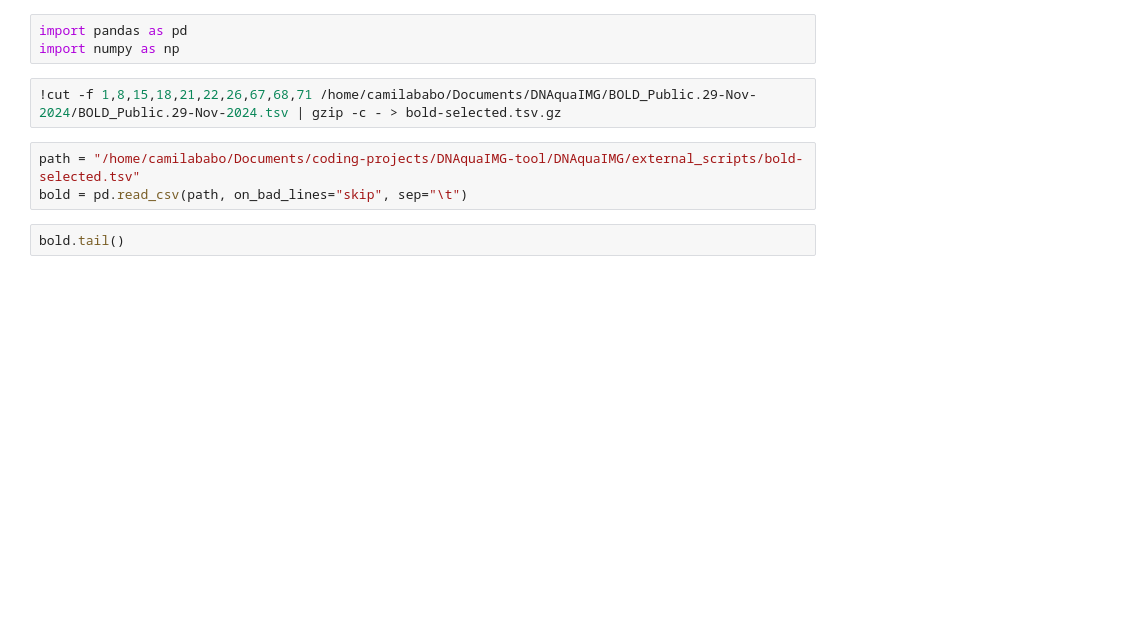
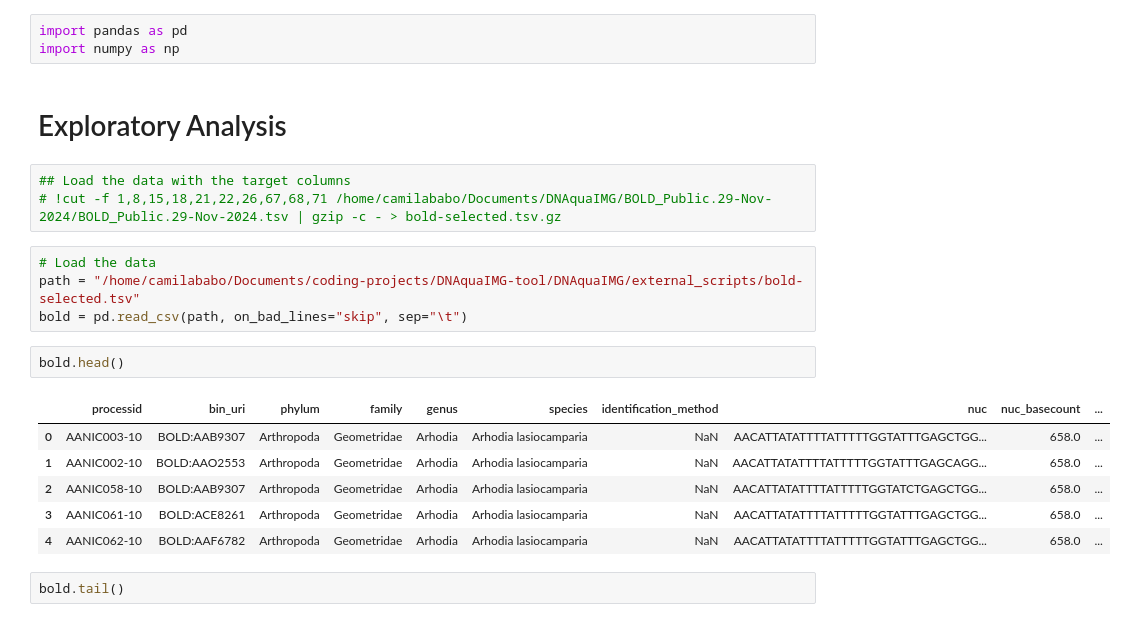
Before and after one commit to CIBIO-BU/mozaiko, a Jupyter notebook: external_scripts/bold-data-package.ipynb, the cells around one changed output. Drawn from its saved outputs; the diff is of its cells as text; blank space fills up the shorter version.

```diff
--- a/external_scripts/bold-data-package.ipynb
+++ b/external_scripts/bold-data-package.ipynb
@@ -1,11 +1,24 @@
 # %%
 import pandas as pd
 import numpy as np
+# %% [markdown]
+# Exploratory Analysis
 # %%
-!cut -f 1,8,15,18,21,22,26,67,68,71 /home/camilababo/Documents/DNAquaIMG/BOLD_Public.29-Nov-2024/BOLD_Public.29-Nov-2024.tsv | gzip -c - > bold-selected.tsv.gz
+## Load the data with the target columns
+# !cut -f 1,8,15,18,21,22,26,67,68,71 /home/camilababo/Documents/DNAquaIMG/BOLD_Public.29-Nov-2024/BOLD_Public.29-Nov-2024.tsv | gzip -c - > bold-selected.tsv.gz
 # %%
+# Load the data
 path = "/home/camilababo/Documents/coding-projects/DNAquaIMG-tool/DNAquaIMG/external_scripts/bold-selected.tsv"
 bold = pd.read_csv(path, on_bad_lines="skip", sep="\t")
+# %%
+bold.head()
+# %% [output]
+|  | processid | bin_uri | phylum | family | genus | species | identification_method | nuc | nuc_basecount | ... |
+| 0 | AANIC003-10 | BOLD:AAB9307 | Arthropoda | Geometridae | Arhodia | Arhodia lasiocamparia | NaN | AACATTATATTTTATTTTTGGTATTTGAGCTGG... | 658.0 | ... |
+| 1 | AANIC002-10 | BOLD:AAO2553 | Arthropoda | Geometridae | Arhodia | Arhodia lasiocamparia | NaN | AACATTATATTTTATTTTTGGTATTTGAGCAGG... | 658.0 | ... |
+| 2 | AANIC058-10 | BOLD:AAB9307 | Arthropoda | Geometridae | Arhodia | Arhodia lasiocamparia | NaN | AACATTATATTTTATTTTTGGTATCTGAGCTGG... | 658.0 | ... |
+| 3 | AANIC061-10 | BOLD:ACE8261 | Arthropoda | Geometridae | Arhodia | Arhodia lasiocamparia | NaN | AACATTATATTTTATTTTTGGTATTTGAGCTGG... | 658.0 | ... |
+| 4 | AANIC062-10 | BOLD:AAF6782 | Arthropoda | Geometridae | Arhodia | Arhodia lasiocamparia | NaN | AACATTATATTTTATTTTTGGTATTTGAGCTGG... | 658.0 | ... |
 # %%
 bold.tail()
 # %% [output]
```
Also changed, not shown: parts of 22 cells of this notebook, 1 other file.
